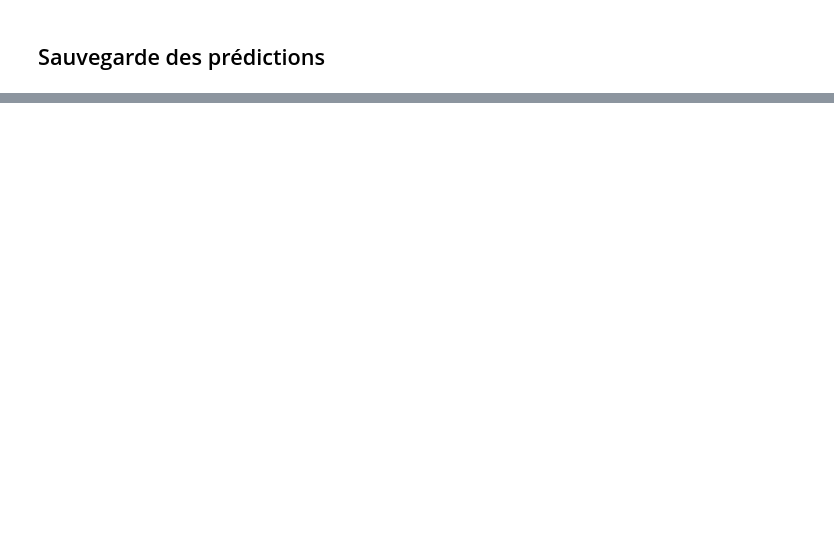
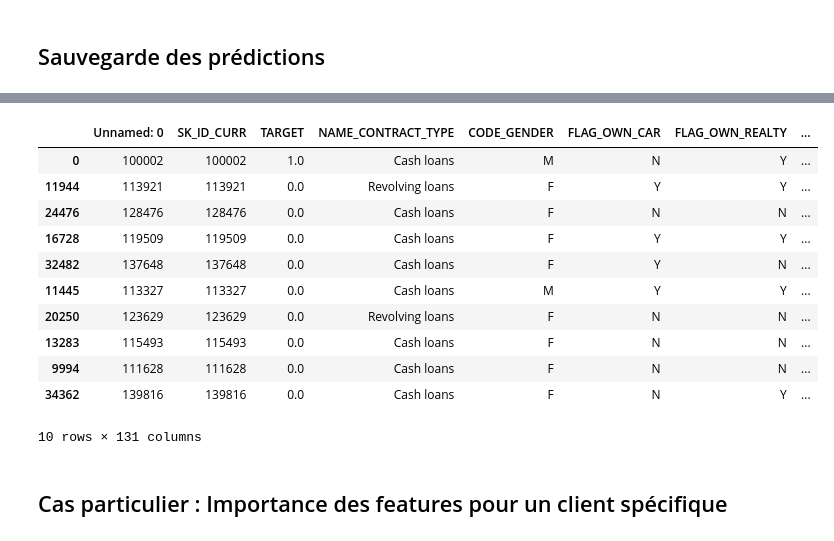
Before and after one commit to OmitsuSama/Pret_a_depenser_p7, a Jupyter notebook: Projet_7_notebook.ipynb, the cells around one changed output, grey strips where cells are left out. Cells and saved outputs as stored; diff of their text form; code cells hidden in the pictures; blank space fills up the shorter version.

Commit message:
Feature importance

```diff
--- a/Projet_7_notebook.ipynb
+++ b/Projet_7_notebook.ipynb
@@ -1934,0 +1991,27 @@ app_test_no_encoded.to_csv("app_test_no_encoded_no_featureengineering.csv")
+# %%
+from sklearn.neighbors import NearestNeighbors
+# Transformation du jeu test
+x_test_transformed = pd.DataFrame(clf_0[0].transform(x_test),
+                          columns=x_test.columns,
+                          index=x_test.index)
+
+nbrs = NearestNeighbors(n_neighbors=10, algorithm='ball_tree').fit(x_test_transformed)
+
+# On récupère l'indice des plus proches voisins du premier client de la table
+indices = nbrs.kneighbors(x_test_transformed[0:1])[1].flatten()
+app_no_encoded.iloc[indices]
+# %% [output]
+|  | Unnamed: 0 | SK_ID_CURR | TARGET | NAME_CONTRACT_TYPE | CODE_GENDER | FLAG_OWN_CAR | FLAG_OWN_REALTY | ... |
+| 0 | 100002 | 100002 | 1.0 | Cash loans | M | N | Y | ... |
+| 11944 | 113921 | 113921 | 0.0 | Revolving loans | F | Y | Y | ... |
+| 24476 | 128476 | 128476 | 0.0 | Cash loans | F | N | N | ... |
+| 16728 | 119509 | 119509 | 0.0 | Cash loans | F | Y | Y | ... |
+| 32482 | 137648 | 137648 | 0.0 | Cash loans | F | Y | N | ... |
+| 11445 | 113327 | 113327 | 0.0 | Cash loans | M | Y | Y | ... |
+| 20250 | 123629 | 123629 | 0.0 | Revolving loans | F | N | N | ... |
+| 13283 | 115493 | 115493 | 0.0 | Cash loans | F | N | N | ... |
+| 9994 | 111628 | 111628 | 0.0 | Cash loans | F | N | N | ... |
+| 34362 | 139816 | 139816 | 0.0 | Cash loans | F | N | Y | ... |
+10 rows × 131 columns
+# %% [markdown]
+## Cas particulier : Importance des features pour un client spécifique
```
Also changed, not shown: parts of 13 cells of this notebook.
